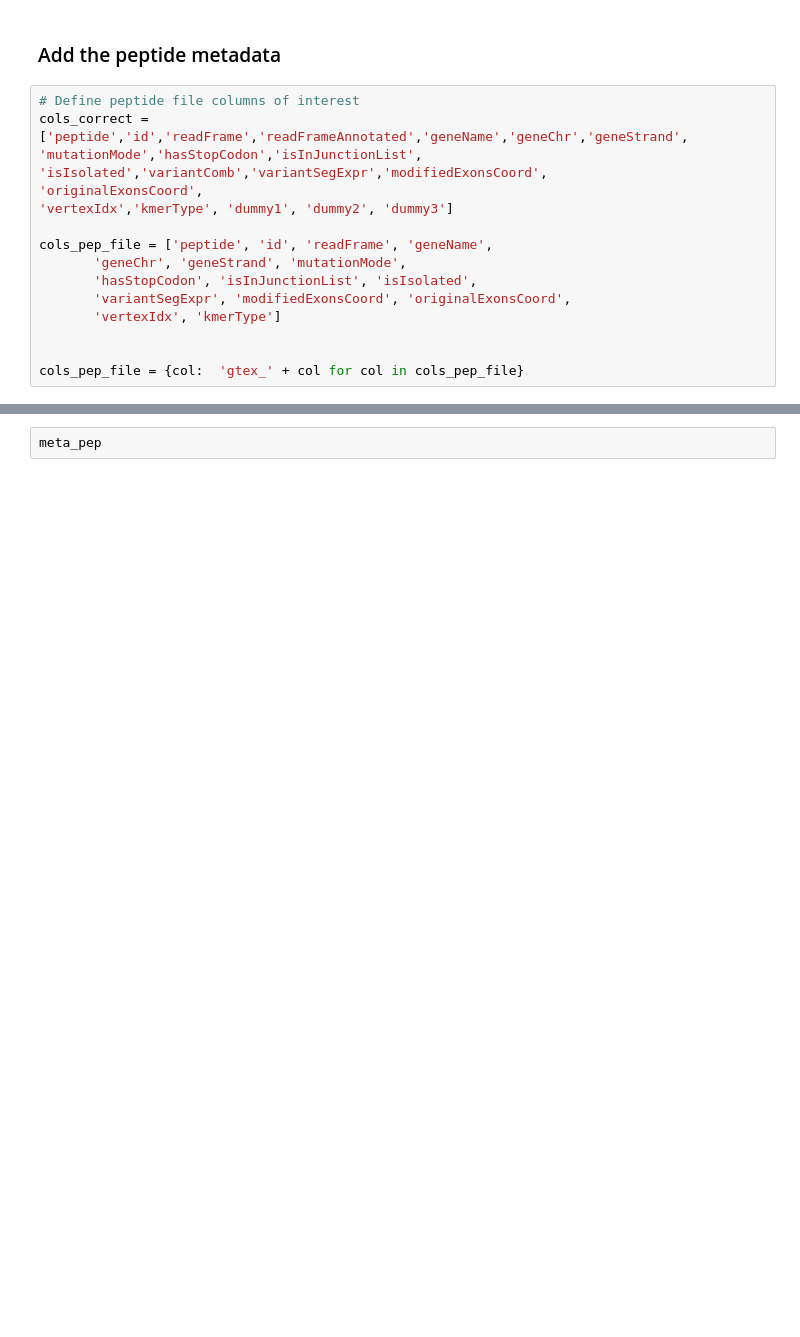
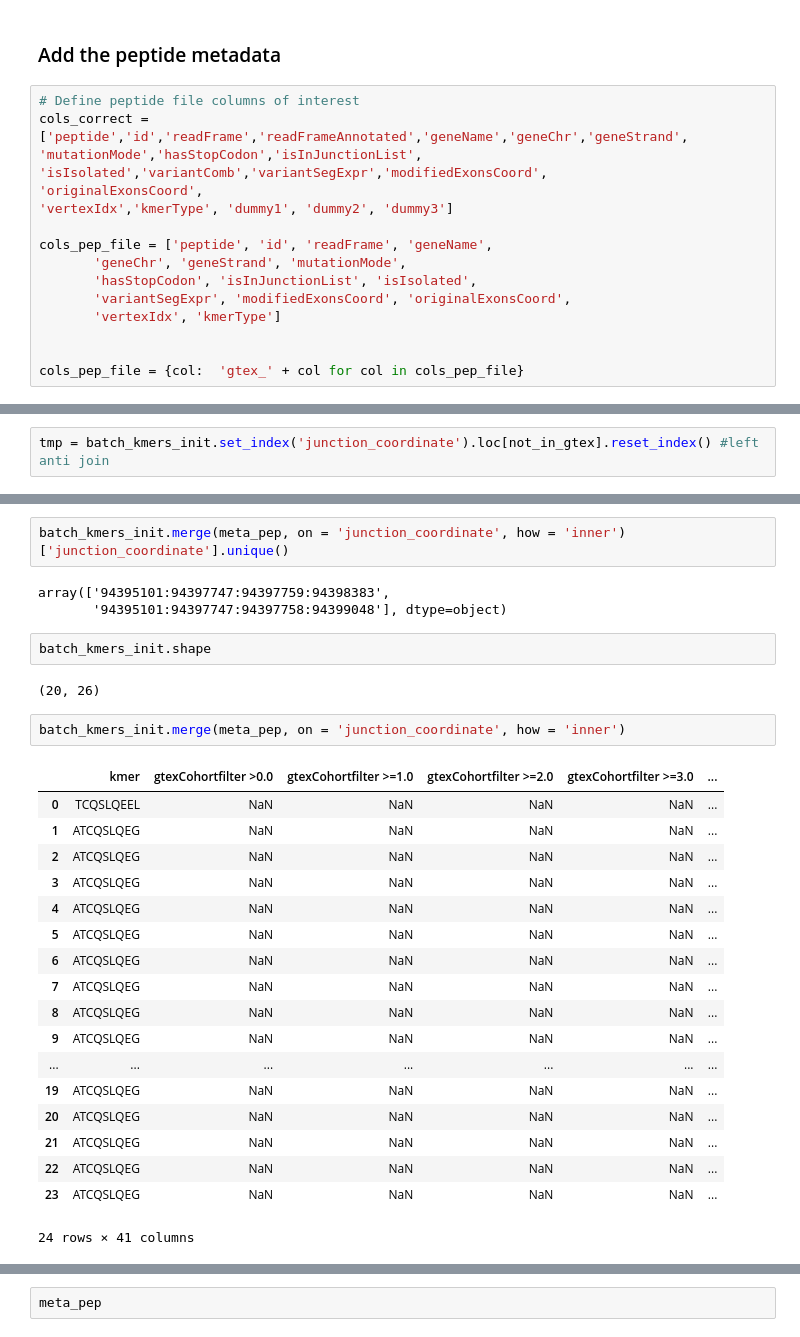
Before and after one commit to ratschlab/projects2020_ohsu, a Jupyter notebook: eth/debug/debug_false_positives/p20230307_filter_allRF_quality_check.ipynb, the cells around one changed output, grey strips where cells are left out. Drawn from its saved outputs; the diff is of its cells as text; blank space fills up the shorter version.

Commit message:
better exclusion gtex kmers

```diff
--- a/eth/debug/debug_false_positives/p20230307_filter_allRF_quality_check.ipynb
+++ b/eth/debug/debug_false_positives/p20230307_filter_allRF_quality_check.ipynb
@@ -319,0 +250,2 @@ TypeError: 'float' object is not subscriptable
+# %%
+tmp = batch_kmers_init.set_index('junction_coordinate').loc[not_in_gtex].reset_index() #left anti join
@@ -319,0 +310,30 @@ TypeError: 'float' object is not subscriptable
+# %%
+batch_kmers_init.merge(meta_pep, on = 'junction_coordinate', how = 'inner')['junction_coordinate'].unique()
+# %% [output]
+array(['94395101:94397747:94397759:94398383',
+       '94395101:94397747:94397758:94399048'], dtype=object)
+# %%
+batch_kmers_init.shape
+# %% [output]
+(20, 26)
+# %%
+batch_kmers_init.merge(meta_pep, on = 'junction_coordinate', how = 'inner')
+# %% [output]
+|  | kmer | gtexCohortfilter >0.0 | gtexCohortfilter >=1.0 | gtexCohortfilter >=2.0 | gtexCohortfilter >=3.0 | ... |
+| 0 | TCQSLQEEL | NaN | NaN | NaN | NaN | ... |
+| 1 | ATCQSLQEG | NaN | NaN | NaN | NaN | ... |
+| 2 | ATCQSLQEG | NaN | NaN | NaN | NaN | ... |
+| 3 | ATCQSLQEG | NaN | NaN | NaN | NaN | ... |
+| 4 | ATCQSLQEG | NaN | NaN | NaN | NaN | ... |
+| 5 | ATCQSLQEG | NaN | NaN | NaN | NaN | ... |
+| 6 | ATCQSLQEG | NaN | NaN | NaN | NaN | ... |
+| 7 | ATCQSLQEG | NaN | NaN | NaN | NaN | ... |
+| 8 | ATCQSLQEG | NaN | NaN | NaN | NaN | ... |
+| 9 | ATCQSLQEG | NaN | NaN | NaN | NaN | ... |
+| ... | ... | ... | ... | ... | ... | ... |
+| 19 | ATCQSLQEG | NaN | NaN | NaN | NaN | ... |
+| 20 | ATCQSLQEG | NaN | NaN | NaN | NaN | ... |
+| 21 | ATCQSLQEG | NaN | NaN | NaN | NaN | ... |
+| 22 | ATCQSLQEG | NaN | NaN | NaN | NaN | ... |
+| 23 | ATCQSLQEG | NaN | NaN | NaN | NaN | ... |
+24 rows × 41 columns
```
Also changed, not shown: parts of 16 cells of this notebook.
